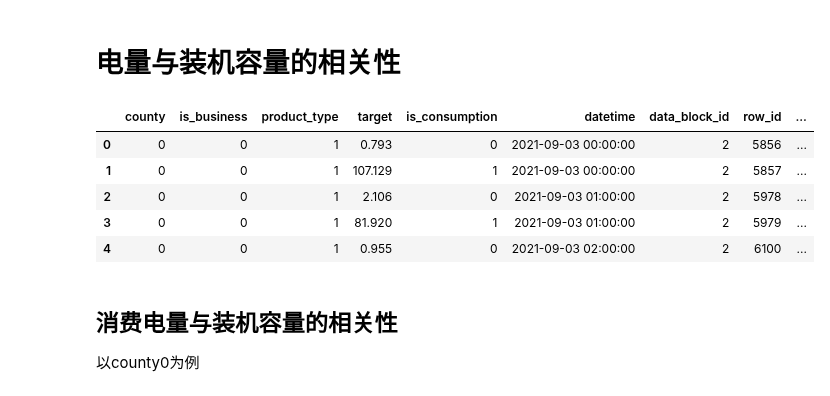
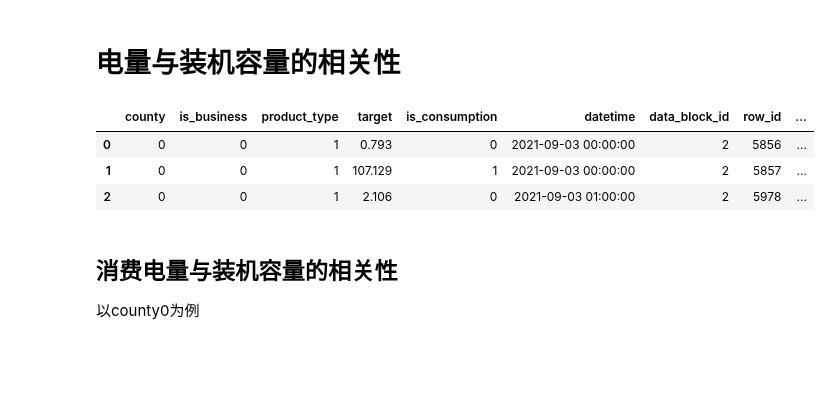
Before and after one commit to Accoutant/kaggle_competition, a Jupyter notebook: data_process/data_analysis_for_train.ipynb, the cells around one changed output. Cells and saved outputs as stored; diff of their text form; code cells hidden in the pictures; blank space fills up the shorter version.

```diff
--- a/data_process/data_analysis_for_train.ipynb
+++ b/data_process/data_analysis_for_train.ipynb
@@ -310,15 +252,13 @@ concat_train_and_gas.corr()
 # %%
 # 将train和client按照product_type,county,is_business和data_block_id合并
 client = pd.read_csv('../data/client.csv', parse_dates=['date'])
 train_client = pd.merge(left=train, right=client, on=['product_type', 'county', 'is_business', 'data_block_id'])
-train_client.head()
+train_client.head(3)
 # %% [output]
 |  | county | is_business | product_type | target | is_consumption | datetime | data_block_id | row_id | ... |
 | 0 | 0 | 0 | 1 | 0.793 | 0 | 2021-09-03 00:00:00 | 2 | 5856 | ... |
 | 1 | 0 | 0 | 1 | 107.129 | 1 | 2021-09-03 00:00:00 | 2 | 5857 | ... |
 | 2 | 0 | 0 | 1 | 2.106 | 0 | 2021-09-03 01:00:00 | 2 | 5978 | ... |
-| 3 | 0 | 0 | 1 | 81.920 | 1 | 2021-09-03 01:00:00 | 2 | 5979 | ... |
-| 4 | 0 | 0 | 1 | 0.955 | 0 | 2021-09-03 02:00:00 | 2 | 6100 | ... |
 # %% [markdown]
 ## 消费电量与装机容量的相关性
 以county0为例
```
Also changed, not shown: parts of 25 cells of this notebook, 1 other file.
